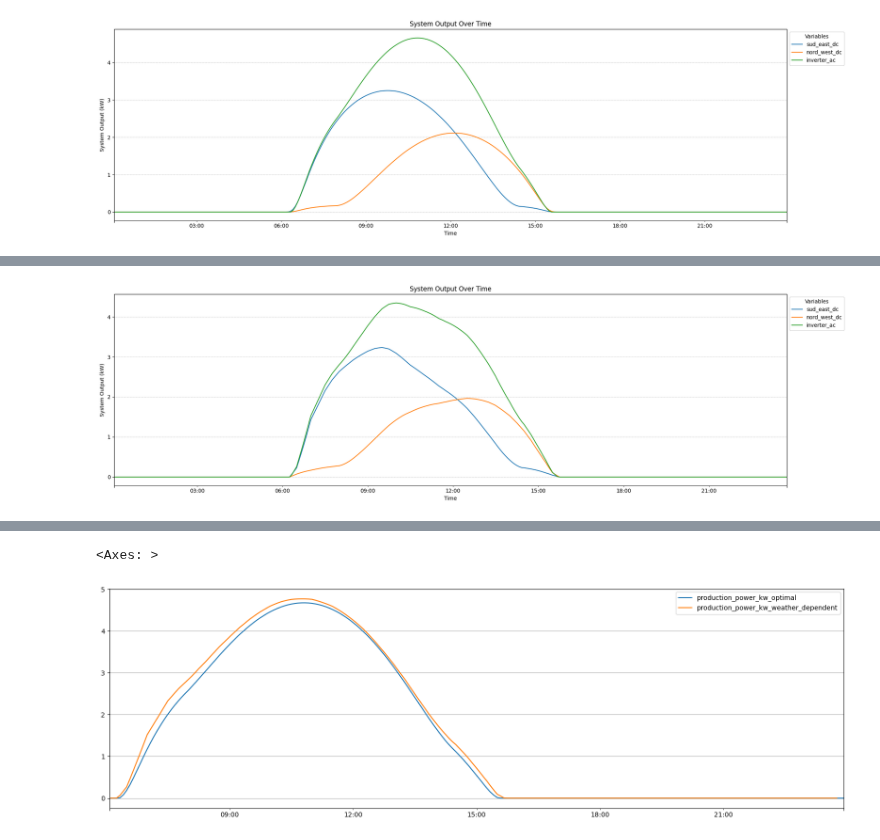
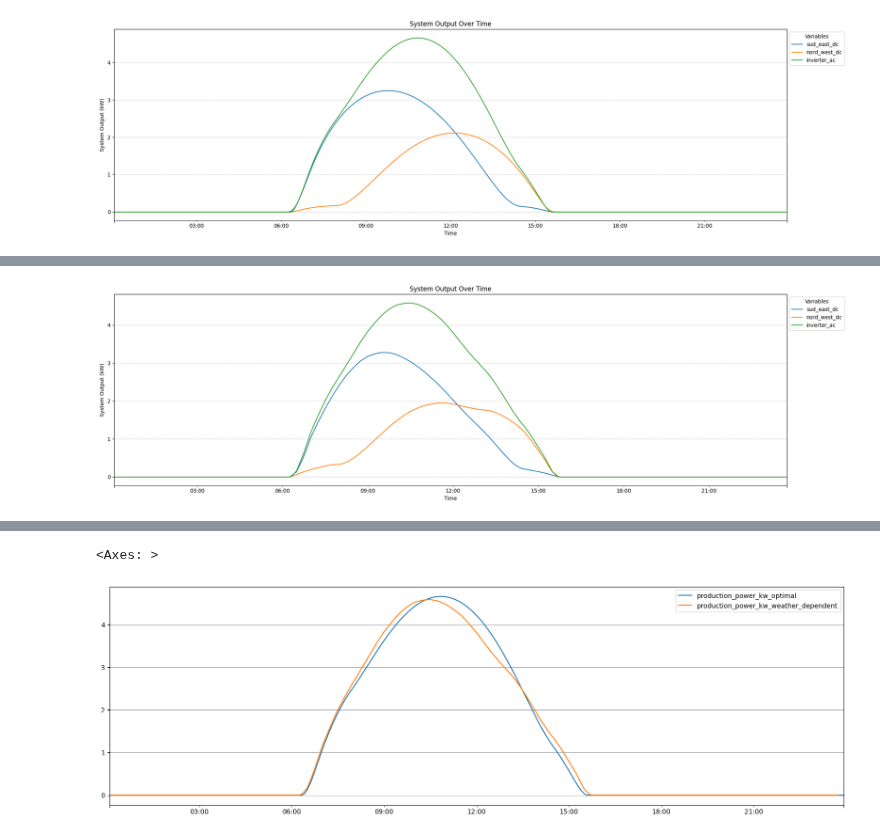
Before and after one commit to EmaR97/EnergyManagementRL, a Jupyter notebook: notebooks/04_pv_production_simulation.ipynb, the cells around one changed output, grey strips where cells are left out. Cells and saved outputs as stored; diff of their text form; code cells hidden in the pictures.

```diff
--- a/notebooks/04_pv_production_simulation.ipynb
+++ b/notebooks/04_pv_production_simulation.ipynb
@@ -24,15 +24,15 @@ plant_config = PlantConfig(
 energy_prediction_system = EnergyPredictionSystem(plant_config=plant_config, open_meteo_client=open_meteo_client)
 # %%
 open_meteo_production_df = energy_prediction_system.run_energy_production_prediction(
-    '2024-12-21 00:05',
-    '2024-12-21 23:55',
+    '2024-12-22 00:05',
+    '2024-12-22 23:55',
     WeatherType.open_meteo
 )
 open_meteo_production_df.info()
 #
 clear_sky_production_df = energy_prediction_system.run_energy_production_prediction(
-    '2024-12-21 00:05',
-    '2024-12-21 23:55',
+    '2024-12-22 00:05',
+    '2024-12-22 23:55',
     WeatherType.clear_sky
 )
 clear_sky_production_df.info()
@@ -63 +63 @@ Production starts at: 2024-12-21 06:20:00, ends at: 2024-12-21 15:40:00
-[figure, old version]
+[figure, new version]
@@ -73,4 +73,4 @@ merged_df = pd.concat([clear_sky_production_df.production_power_kw_optimal,
 merged_df.plot(figsize=(20, 6), grid=True)
 # %% [output]
 <Axes: >
-[figure, old version]
+[figure, new version]
```
Also changed, not shown: parts of 1 cell of this notebook, 10 other files.
